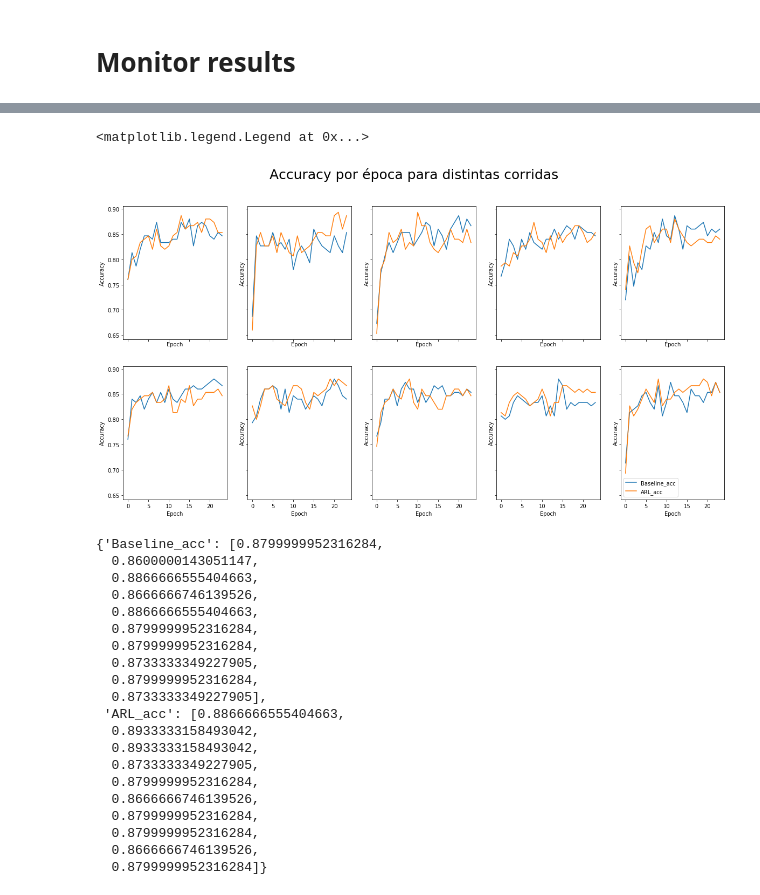
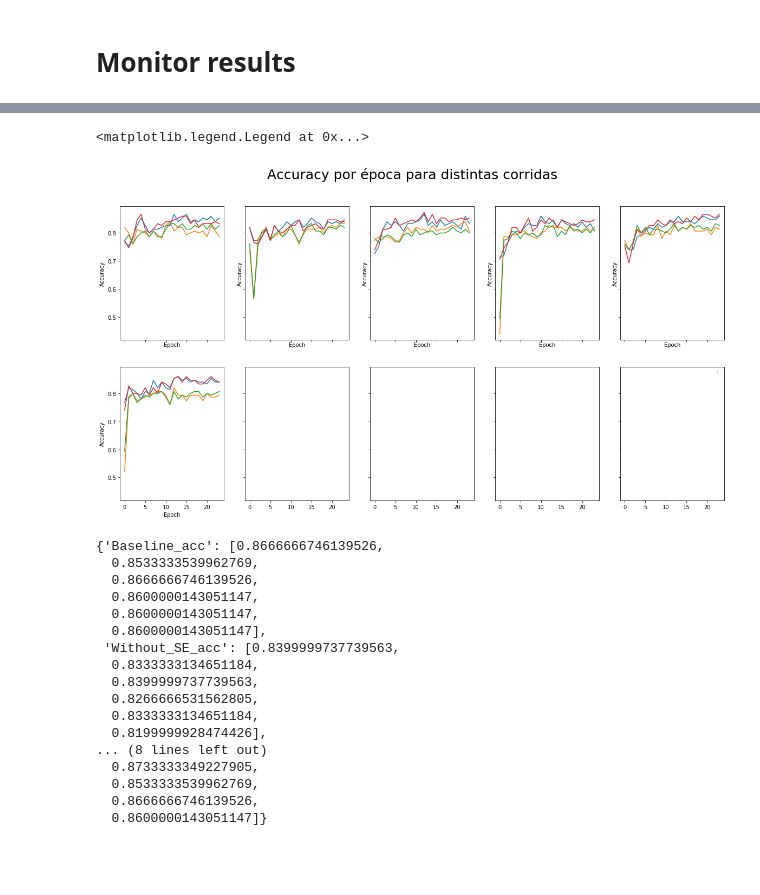
Before and after one commit to mikealche/tesis, a Jupyter notebook: Monitor.ipynb, the cells around one changed output, grey strips where cells are left out. Drawn from its saved outputs; the diff is of its cells as text; code cells hidden in the pictures; blank space fills up the shorter version.

```diff
--- a/Monitor.ipynb
+++ b/Monitor.ipynb
@@ -31,6 +31,10 @@ from exp import *
 results_file_name = 'results/third_take_resnet_50_arl_seed'
 columns = ['Baseline_acc','ARL_acc']
 auroc_cols = ['Baseline_auroc','ARL_auroc']
+
+results_file_name = 'results/second_take_efficientnet_attention_analysis_run_seed'
+columns = ['Baseline_acc','Without_SE_acc','without_SE_with_ARL_acc','SE_and_ARL_acc']
+auroc_cols = ['Baseline_auroc','Without_SE_auroc','without_SE_with_ARL_auroc','SE_and_ARL_auroc']
 # %%
 i=2
 pd.read_csv(f'{results_file_name}_{i}.txt')
@@ -55,54 +59,51 @@ pd.read_csv(f'{results_file_name}_{i}.txt')
 # %%
 runs = {}
 baseline = {}
 fig, axs = plt.subplots(2,5, figsize=(20,10), sharey=True, sharex=True)
 fig.suptitle('Accuracy por época para distintas corridas', fontsize=25)
 
-for i in range(1,11):
+for i in range(1,7):
 #     baseline[i] = pd.read_csv(f'results/resnet_50_arl_seed_{i}.txt').Baseline
     runs[i] = pd.read_csv(f'{results_file_name}_{i}.txt')
 #     runs[i]['Baseline'] = pd.read_csv(f'results/resnet_50_arl_seed_{i}.txt').Baseline
 #     print(runs[i])
 #     del runs[i]['Baseline SOG']
 #     del runs[i]['Segmented SOG']
 #     print(runs[i])
     for col in auroc_cols:
         del runs[i][col]
     ax = axs[(i-1) // 5 , (i-1) %5]
     ax.plot(runs[i])
     ax.set_xlabel('Epoch')
     ax.set_ylabel('Accuracy')
 
 #     runs[i].plot()
 plt.legend(runs[i].columns)
 # %% [output]
 <matplotlib.legend.Legend at 0x...>
-[figure, old version]
+[figure, new version]
 # %%
 max_dicc = {col: [runs[r].max()[col] for r in runs] for col in columns }
 
 max_dicc
 # %% [output]
-{'Baseline_acc': [0.8799999952316284,
+{'Baseline_acc': [0.8666666746139526,
+  0.8533333539962769,
+  0.8666666746139526,
   0.8600000143051147,
-  0.8866666555404663,
+  0.8600000143051147,
+  0.8600000143051147],
+ 'Without_SE_acc': [0.8399999737739563,
+  0.8333333134651184,
+  0.8399999737739563,
+  0.8266666531562805,
+  0.8333333134651184,
+  0.8199999928474426],
+... (8 lines left out)
+  0.8733333349227905,
+  0.8533333539962769,
   0.8666666746139526,
-  0.8866666555404663,
-  0.8799999952316284,
-  0.8799999952316284,
-  0.8733333349227905,
-  0.8799999952316284,
-  0.8733333349227905],
- 'ARL_acc': [0.8866666555404663,
-  0.8933333158493042,
-  0.8933333158493042,
-  0.8733333349227905,
-  0.8799999952316284,
-  0.8666666746139526,
-  0.8799999952316284,
-  0.8799999952316284,
-  0.8666666746139526,
-  0.8799999952316284]}
+  0.8600000143051147]}
 # %%
 df = pd.DataFrame(max_dicc)
 # %%
```
Also changed, not shown: parts of 2 cells of this notebook.
